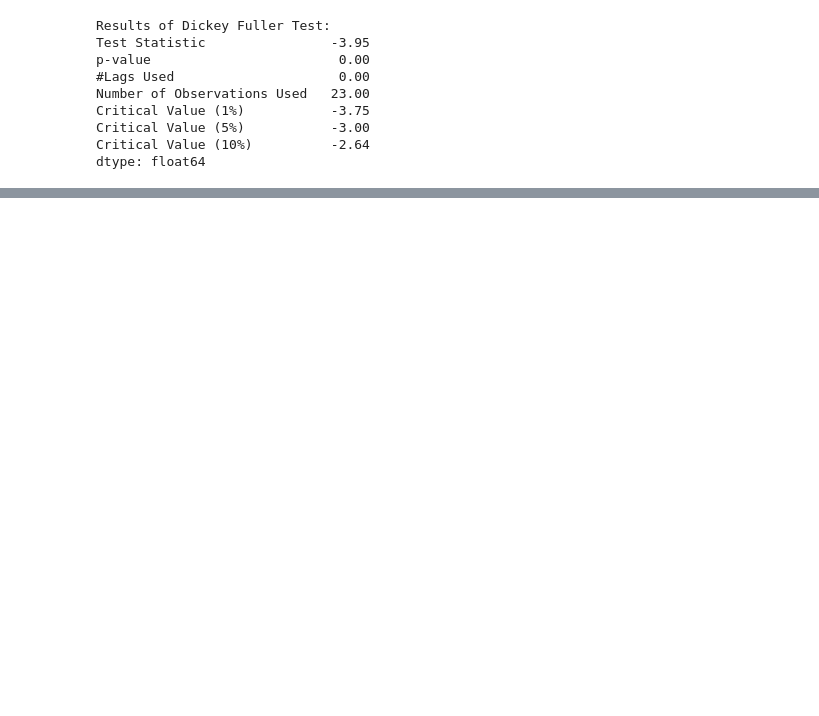
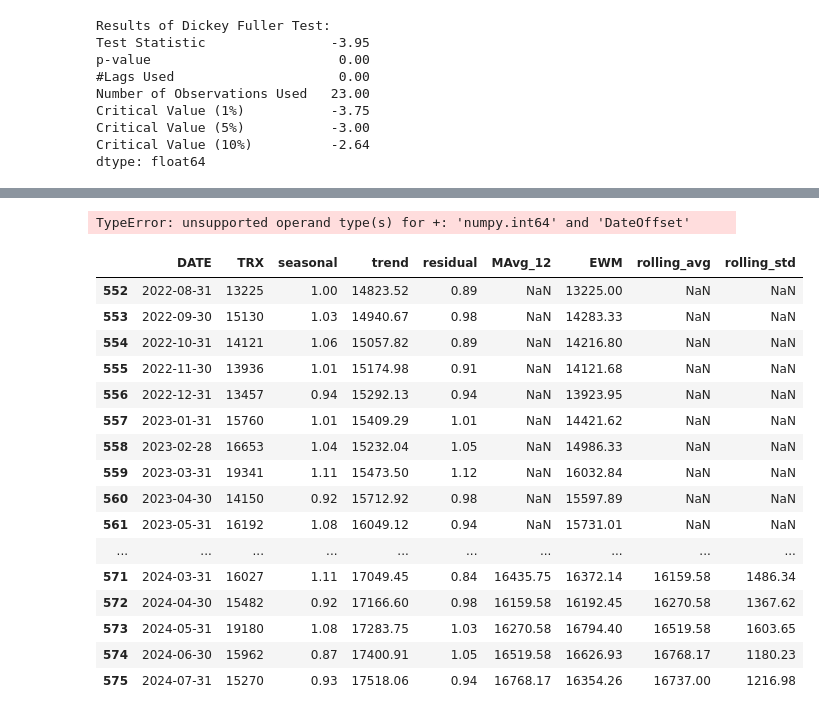
Before and after one commit to RohitRShettar/Pharmabrandinsights, a Jupyter notebook: PharmaFDC/Pharmaceutical_Brand_Predictive_Model.ipynb, the cells around one changed output, grey strips where cells are left out. Cells and saved outputs as stored; diff of their text form; code cells hidden in the pictures; blank space fills up the shorter version.

```diff
--- a/PharmaFDC/Pharmaceutical_Brand_Predictive_Model.ipynb
+++ b/PharmaFDC/Pharmaceutical_Brand_Predictive_Model.ipynb
@@ -718,0 +694,47 @@ forecast(ARIMA_model)
+# %%
+def forecast(ARIMA_model, periods=24):
+    # Forecast
+    n_periods = periods
+    fitted, confint = ARIMA_model.predict(n_periods=n_periods, return_conf_int=True)
+    index_of_fc = pd.date_range(final_dataset.index[-1] + pd.DateOffset(months=1), periods = n_periods, freq='MS')
+
+    # make series for plotting purpose
+    fitted_series = pd.Series(fitted, index=index_of_fc)
+    lower_series = pd.Series(confint[:, 0], index=index_of_fc)
+    upper_series = pd.Series(confint[:, 1], index=index_of_fc)
+
+    # Plot
+    plt.figure(figsize=(15,7))
+    plt.plot(final_dataset['TRX'], color='#1f76b4')
+    plt.plot(fitted_series, color='darkgreen')
+    plt.fill_between(lower_series.index,
+                    lower_series,
+                    upper_series,
+                    color='k', alpha=.15)
+
+    plt.title("ARIMA/SARIMA - Forecast of TRx")
+    plt.show()
+
+forecast(ARIMA_model)
+# %% [output]
+TypeError: unsupported operand type(s) for +: 'numpy.int64' and 'DateOffset'
+# %%
+final_dataset
+# %% [output]
+|  | DATE | TRX | seasonal | trend | residual | MAvg_12 | EWM | rolling_avg | rolling_std |
+| 552 | 2022-08-31 | 13225 | 1.00 | 14823.52 | 0.89 | NaN | 13225.00 | NaN | NaN |
+| 553 | 2022-09-30 | 15130 | 1.03 | 14940.67 | 0.98 | NaN | 14283.33 | NaN | NaN |
+| 554 | 2022-10-31 | 14121 | 1.06 | 15057.82 | 0.89 | NaN | 14216.80 | NaN | NaN |
+| 555 | 2022-11-30 | 13936 | 1.01 | 15174.98 | 0.91 | NaN | 14121.68 | NaN | NaN |
+| 556 | 2022-12-31 | 13457 | 0.94 | 15292.13 | 0.94 | NaN | 13923.95 | NaN | NaN |
+| 557 | 2023-01-31 | 15760 | 1.01 | 15409.29 | 1.01 | NaN | 14421.62 | NaN | NaN |
+| 558 | 2023-02-28 | 16653 | 1.04 | 15232.04 | 1.05 | NaN | 14986.33 | NaN | NaN |
+| 559 | 2023-03-31 | 19341 | 1.11 | 15473.50 | 1.12 | NaN | 16032.84 | NaN | NaN |
+| 560 | 2023-04-30 | 14150 | 0.92 | 15712.92 | 0.98 | NaN | 15597.89 | NaN | NaN |
+| 561 | 2023-05-31 | 16192 | 1.08 | 16049.12 | 0.94 | NaN | 15731.01 | NaN | NaN |
+| ... | ... | ... | ... | ... | ... | ... | ... | ... | ... |
+| 571 | 2024-03-31 | 16027 | 1.11 | 17049.45 | 0.84 | 16435.75 | 16372.14 | 16159.58 | 1486.34 |
+| 572 | 2024-04-30 | 15482 | 0.92 | 17166.60 | 0.98 | 16159.58 | 16192.45 | 16270.58 | 1367.62 |
+| 573 | 2024-05-31 | 19180 | 1.08 | 17283.75 | 1.03 | 16270.58 | 16794.40 | 16519.58 | 1603.65 |
+| 574 | 2024-06-30 | 15962 | 0.87 | 17400.91 | 1.05 | 16519.58 | 16626.93 | 16768.17 | 1180.23 |
+| 575 | 2024-07-31 | 15270 | 0.93 | 17518.06 | 0.94 | 16768.17 | 16354.26 | 16737.00 | 1216.98 |
```
Also changed, not shown: parts of 13 cells of this notebook.
